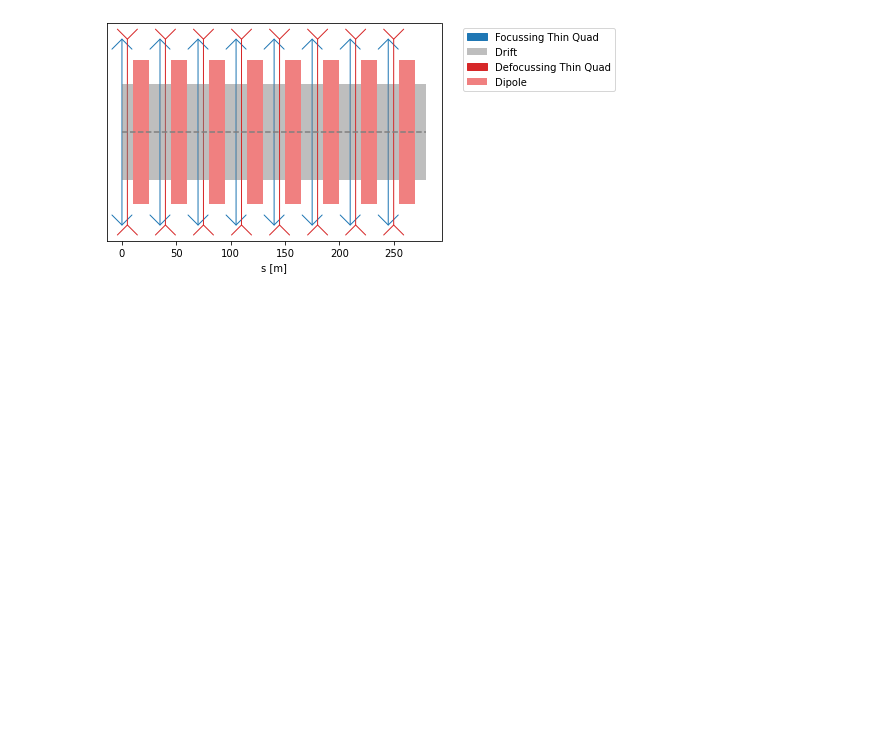
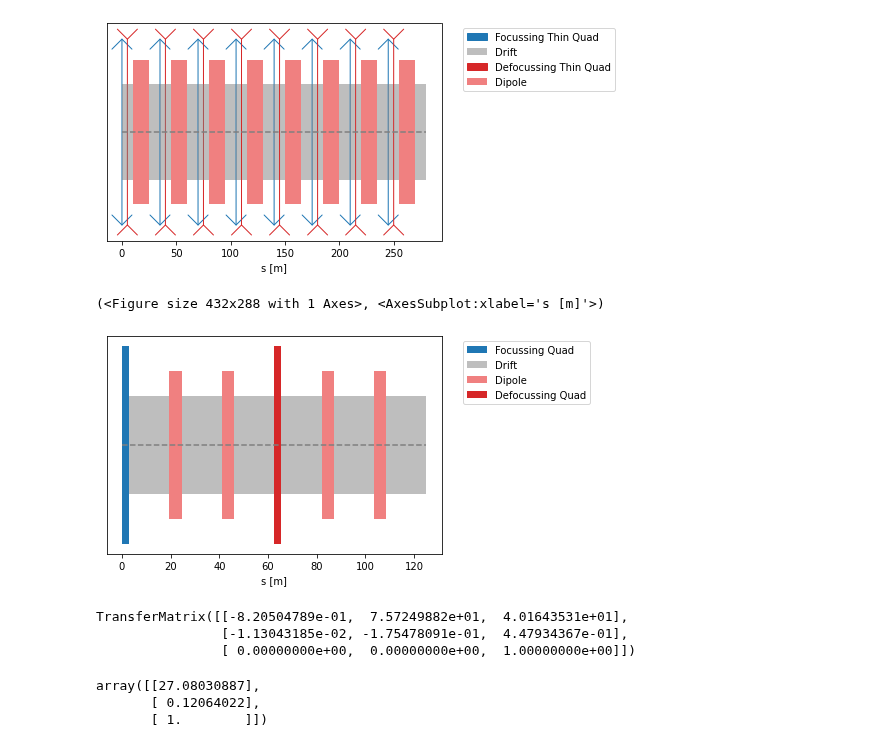
Before and after one commit to loiccoyle/pyaccelerator, a Jupyter notebook: noteboooks/dispersion.ipynb, the cells around one changed output. Cells and saved outputs as stored; diff of their text form; code cells hidden in the pictures; blank space fills up the shorter version.

Commit message:
add FODO to dispersion notebook

```diff
--- a/noteboooks/dispersion.ipynb
+++ b/noteboooks/dispersion.ipynb
@@ -55,3 +55,48 @@ lattice.plot()
 (<Figure size 432x288 with 1 Axes>, <AxesSubplot:xlabel='s [m]'>)
 [figure]
 [figure]
+# %%
+cirumference = 1000  # meters
+proton_energy = 15  # GeV
+dipole_length = 5  # meters
+dipole_B_max = 2  # T
+# %%
+n_cells = 8  # ??
+dipole_angle = np.pi / 16  # ??
+# %%
+quad_length = 3
+quad_strength = 8.89e-3 / quad_length
+
+dipole_length = 5
+dipole_angle = np.pi / 16
+dipole_bending_radius = dipole_length / dipole_angle
+
+# reduce the drift lengths to compensate for the now thick elements
+drift_length = (cirumference / n_cells - (2 * quad_length) - (4 * dipole_length)) / 6
+# %%
+quad_f = Quadrupole(quad_strength, quad_length, name="quad_f")
+quad_d = Quadrupole(-quad_strength, quad_length, name="quad_d")
+
+dipole = Dipole(dipole_bending_radius, dipole_angle)
+
+drift = Drift(drift_length)
+# We take the same FODO as exercise 1 and add some quadupoles
+FODO_thick = Lattice([quad_f, drift, dipole, drift, dipole, drift,
+                      quad_d, drift, dipole, drift, dipole, drift])
+# %%
+FODO_thick.plot()
+# %% [output]
+(<Figure size 432x288 with 1 Axes>, <AxesSubplot:xlabel='s [m]'>)
+[figure, added]
+# %%
+FODO_thick.m_h
+# %% [output]
+TransferMatrix([[-8.20504789e-01,  7.57249882e+01,  4.01643531e+01],
+                [-1.13043185e-02, -1.75478091e-01,  4.47934367e-01],
+                [ 0.00000000e+00,  0.00000000e+00,  1.00000000e+00]])
+# %%
+FODO_thick.m_h.dispersion_solution
+# %% [output]
+array([[27.08030887],
+       [ 0.12064022],
+       [ 1.        ]])
```
Also changed, not shown: parts of 5 cells of this notebook.
